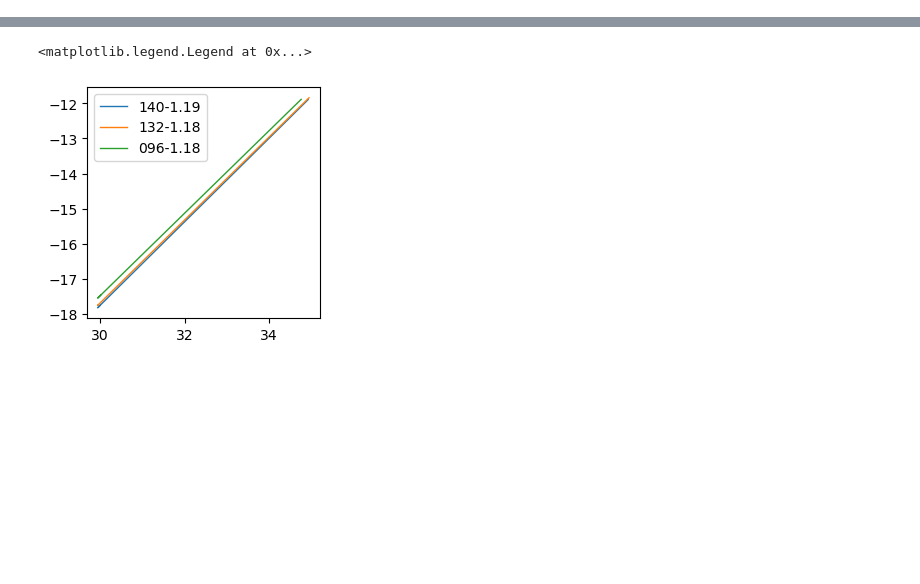
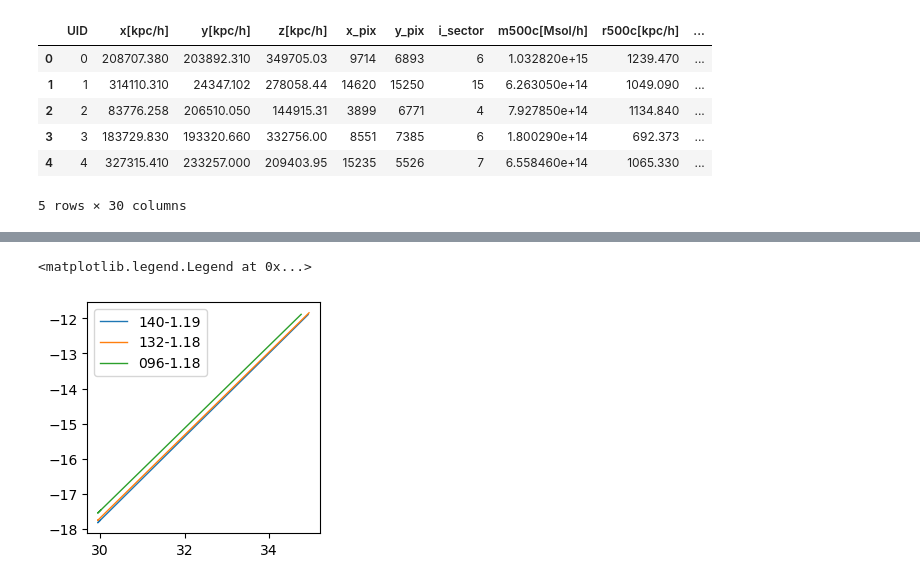
Before and after one commit to antolonappan/kSZscaler, a Jupyter notebook: Notebooks2/test.ipynb, the cells around one changed output, grey strips where cells are left out. Cells and saved outputs as stored; diff of their text form; code cells hidden in the pictures; blank space fills up the shorter version.

```diff
--- a/Notebooks2/test.ipynb
+++ b/Notebooks2/test.ipynb
@@ -46,3 +46,13 @@ df_096 = Analysis(boxno,'096','').get_dataframe()
 df_140_m = data_manupulation(df_140)
 df_132_m = data_manupulation(df_132)
 df_096_m = data_manupulation(df_096)
+# %%
+df_140.head()
+# %% [output]
+|  | UID | x[kpc/h] | y[kpc/h] | z[kpc/h] | x_pix | y_pix | i_sector | m500c[Msol/h] | r500c[kpc/h] | ... |
+| 0 | 0 | 208707.380 | 203892.310 | 349705.03 | 9714 | 6893 | 6 | 1.032820e+15 | 1239.470 | ... |
+| 1 | 1 | 314110.310 | 24347.102 | 278058.44 | 14620 | 15250 | 15 | 6.263050e+14 | 1049.090 | ... |
+| 2 | 2 | 83776.258 | 206510.050 | 144915.31 | 3899 | 6771 | 4 | 7.927850e+14 | 1134.840 | ... |
+| 3 | 3 | 183729.830 | 193320.660 | 332756.00 | 8551 | 7385 | 6 | 1.800290e+14 | 692.373 | ... |
+| 4 | 4 | 327315.410 | 233257.000 | 209403.95 | 15235 | 5526 | 7 | 6.558460e+14 | 1065.330 | ... |
+5 rows × 30 columns
```
Also changed, not shown: parts of 2 cells of this notebook, 2 other files.
